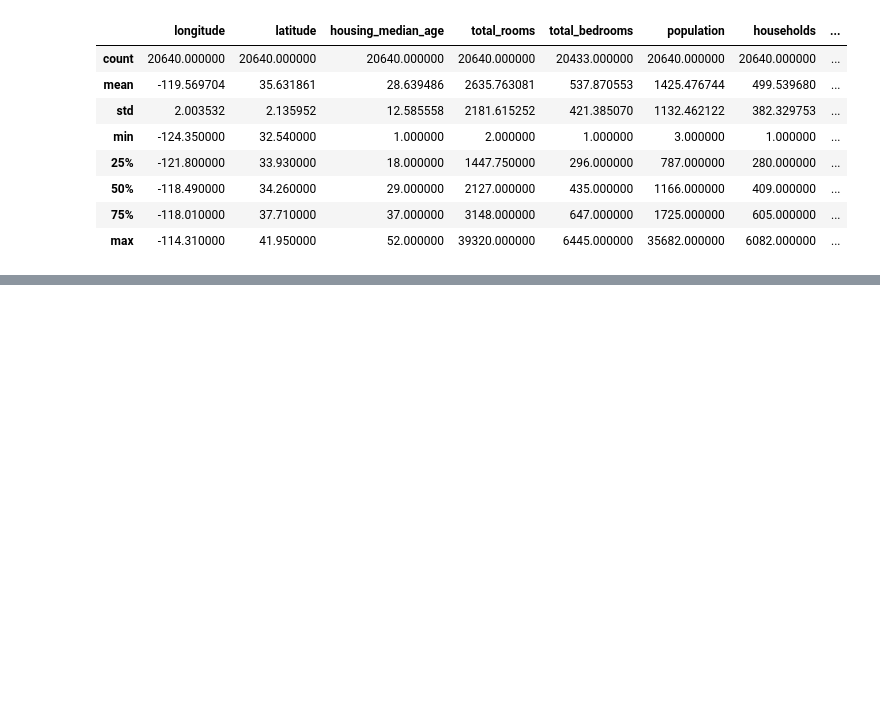
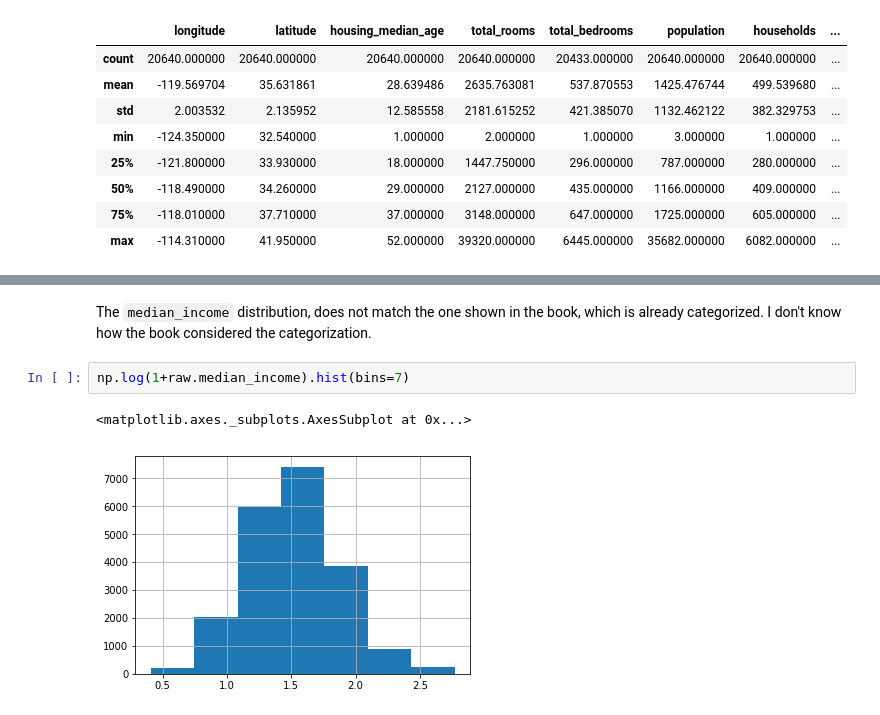
Before and after one commit to corasantos/ML-Preparation-Housing, a Jupyter notebook: housing_notebook.ipynb, the cells around one changed output, grey strips where cells are left out. Cells and saved outputs as stored; diff of their text form; blank space fills up the shorter version.

```diff
--- a/housing_notebook.ipynb
+++ b/housing_notebook.ipynb
@@ -68,0 +149,7 @@ raw.describe()
+# %% [markdown]
+The `median_income` distribution, does not match the one shown in the book, which is already categorized. I don't know how the book considered the categorization.
+# %%
+np.log(1+raw.median_income).hist(bins=7)
+# %% [output]
+<matplotlib.axes._subplots.AxesSubplot at 0x...>
+[figure, added]
```
Also changed, not shown: parts of 17 cells of this notebook.
